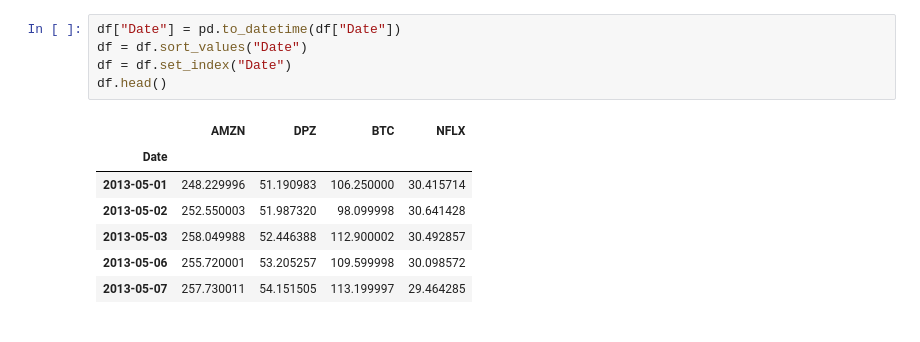
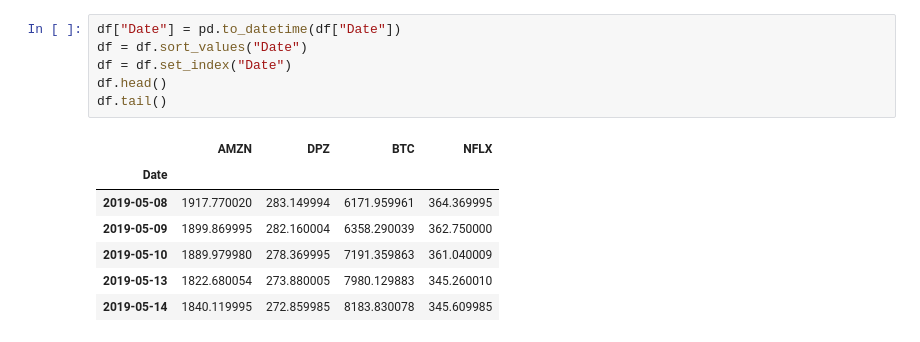
Before and after one commit to LawrenceK01/stock-lstm, a Jupyter notebook: notebooks/01_exploration.ipynb, the cells around one changed output. Drawn from its saved outputs; the diff is of its cells as text.

```diff
--- a/notebooks/01_exploration.ipynb
+++ b/notebooks/01_exploration.ipynb
@@ -17,16 +71,17 @@ df.describe()
 # %%
 df["Date"] = pd.to_datetime(df["Date"])
 df = df.sort_values("Date")
 df = df.set_index("Date")
 df.head()
+df.tail()
 # %% [output]
 |  | AMZN | DPZ | BTC | NFLX |
 | Date |  |  |  |  |
-| 2013-05-01 | 248.229996 | 51.190983 | 106.250000 | 30.415714 |
-| 2013-05-02 | 252.550003 | 51.987320 | 98.099998 | 30.641428 |
-| 2013-05-03 | 258.049988 | 52.446388 | 112.900002 | 30.492857 |
-| 2013-05-06 | 255.720001 | 53.205257 | 109.599998 | 30.098572 |
-| 2013-05-07 | 257.730011 | 54.151505 | 113.199997 | 29.464285 |
+| 2019-05-08 | 1917.770020 | 283.149994 | 6171.959961 | 364.369995 |
+| 2019-05-09 | 1899.869995 | 282.160004 | 6358.290039 | 362.750000 |
+| 2019-05-10 | 1889.979980 | 278.369995 | 7191.359863 | 361.040009 |
+| 2019-05-13 | 1822.680054 | 273.880005 | 7980.129883 | 345.260010 |
+| 2019-05-14 | 1840.119995 | 272.859985 | 8183.830078 | 345.609985 |
 # %%
 plt.figure(figsize=(12,6))
 
```
Also changed, not shown: parts of 7 cells of this notebook, 5 other files.
